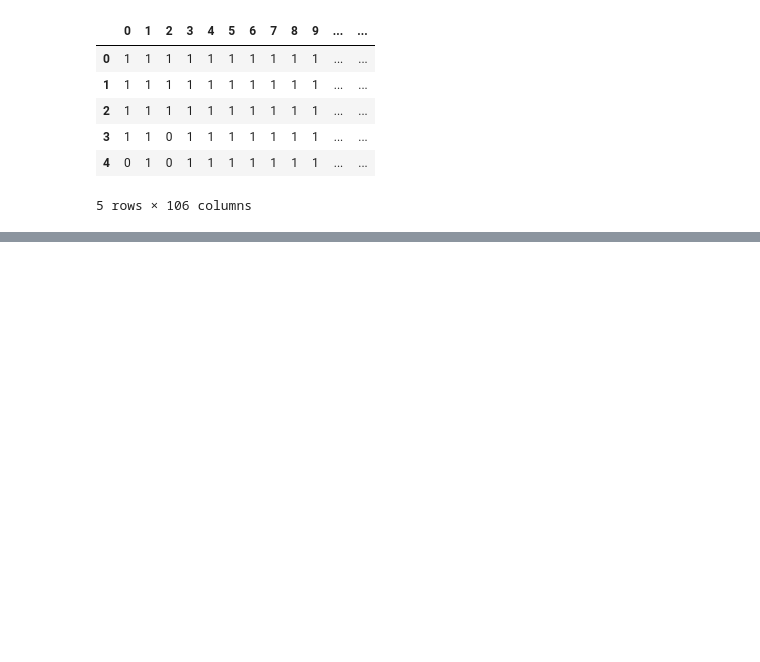
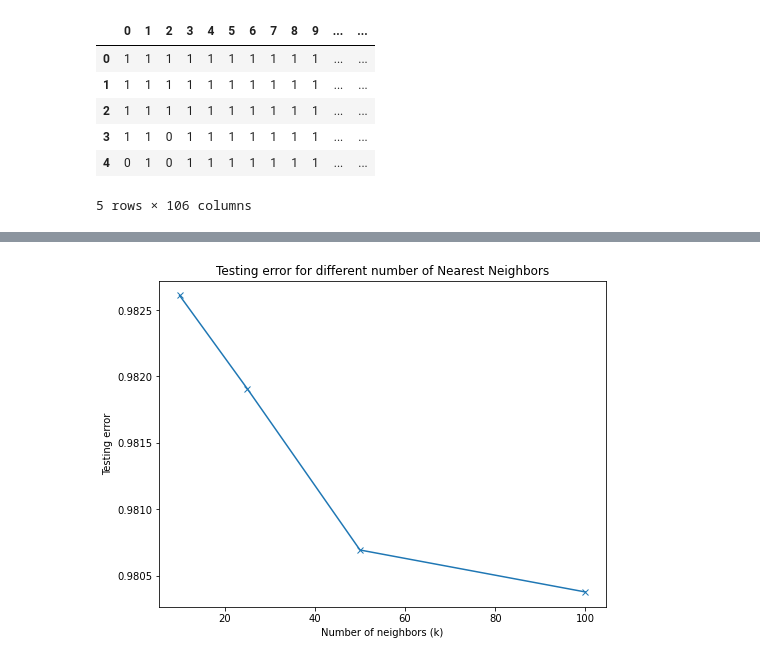
Before and after one commit to keya-desai/Machine-Learning-Data-Completition-and-Interpolation, a Jupyter notebook: developmentCode/KnnModel.ipynb, the cells around one changed output, grey strips where cells are left out. Drawn from its saved outputs; the diff is of its cells as text; code cells hidden in the pictures; blank space fills up the shorter version.

```diff
--- a/developmentCode/KnnModel.ipynb
+++ b/developmentCode/KnnModel.ipynb
@@ -165,8 +166,8 @@ class knnModel:
             neighbors = simScores[idx]
             self.testData.iloc[idx] = self.predictFeature(row, neighbors, self.num_neighbors)
             i += 1
-            if i%1000 == 0:
-                print("Predicted:", i)
+#             if i%1000 == 0:
+#                 print("Predicted:", i)
         return
 
     # Root Mean square
@@ -177,7 +178,8 @@ class knnModel:
 
         diffTest = (testTrueData - testPredicted)**2
         sumTest = np.sum(diffTest, axis = 1)
-        errTest = np.mean(np.sqrt(sumTest))
+#         errTest = np.mean(np.sqrt(sumTest))
+        errTest = np.sqrt(np.mean(sumTest))
 
         return errTest
 # %%
@@ -206,0 +193,12 @@ Test Error: 0.7838351548737807
+# %%
+num_neighbors = [10, 25, 50, 100]
+test_err = []
+
+for num in num_neighbors:
+    print("Number of nearest neighbors:", num)
+    knn_model = knnModel(trainData, isFeatureMissingTrain, testData, isFeatureMissingTest, categoricalFeatures, n = num)
+    knn_model.predictData()
+    testErr = knn_model.calculateTestError(X_test)
+    test_err.append(testErr)
+    print("Testing Error:", testErr)
+    print("**************************")
@@ -206,0 +218,9 @@ Test Error: 0.7838351548737807
+# %%
+plt.figure(figsize=(8,6))
+plt.plot(num_neighbors, test_err, marker='x')
+plt.title("Testing error for different number of Nearest Neighbors")
+plt.xlabel("Number of neighbors (k)")
+plt.ylabel("Testing error")
+plt.show()
+# %% [output]
+[figure, added]
```
Also changed, not shown: parts of 4 cells of this notebook, 3 other files.
